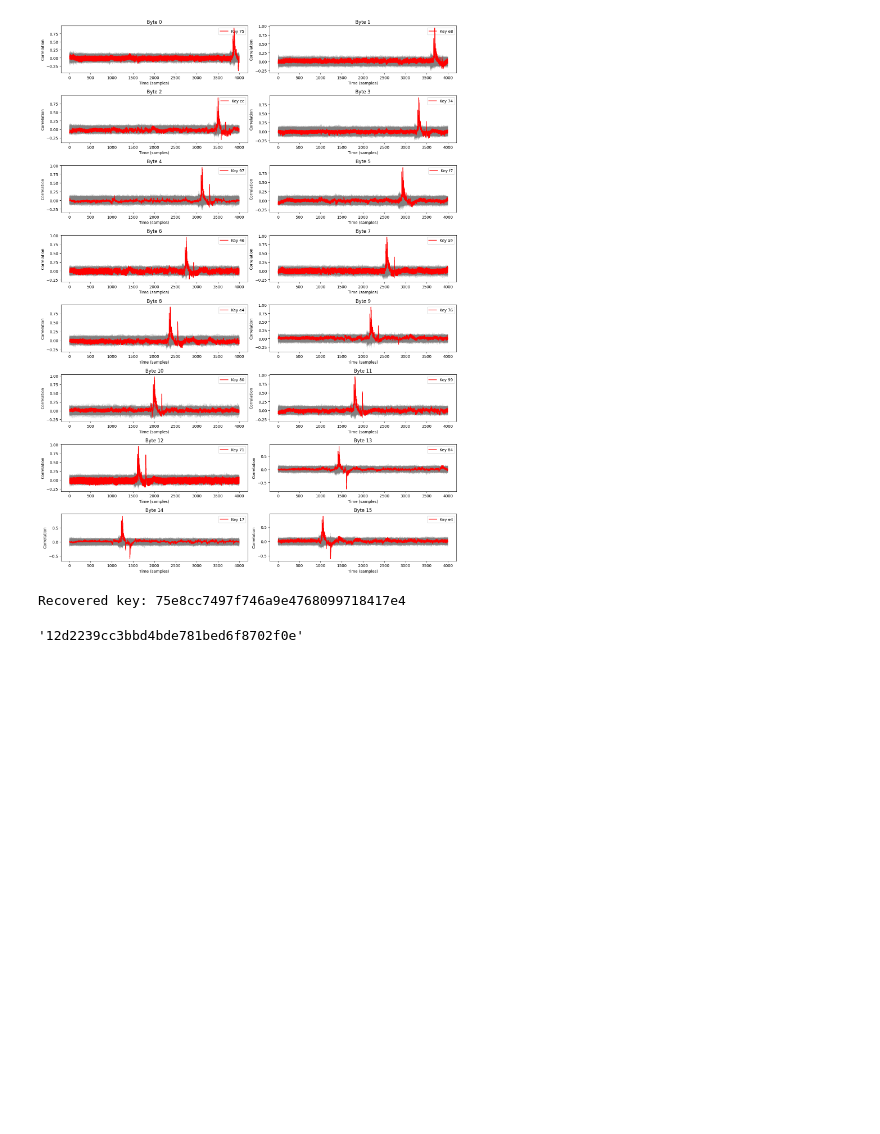
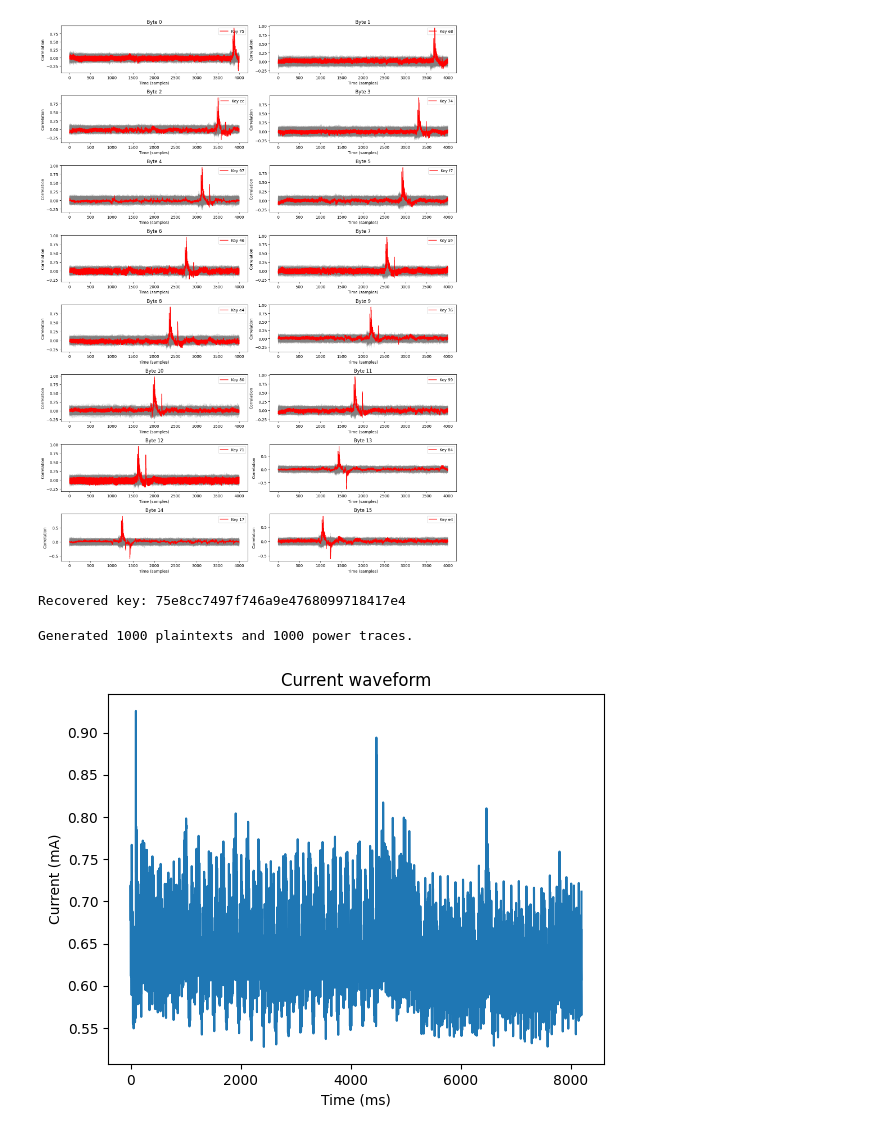
Before and after one commit to Affapple/aes-cpa-attack, a Jupyter notebook: python-scripts/attack.ipynb, the cells around one changed output. Saved outputs shown, nothing was run; the diff lists cells and outputs as text; code cells hidden in the pictures; blank space fills up the shorter version.

```diff
--- a/python-scripts/attack.ipynb
+++ b/python-scripts/attack.ipynb
@@ -28,6 +29,8 @@ Encryption board not found. Please check the connection.
 # %%
+import random
+
 def generateRandomPlaintext() -> int:
-    return np.random.randint(0, 2**128)
+    return random.getrandbits(128)
 
 def plotCurrentWaveform(measure: np.ndarray):
     plt.plot(measure)
@@ -50,7 +53,7 @@ def measureCurrent(measure: np.ndarray, rise: int, fall: int) -> float:
         Rise: begin of 1st stage sbox calculation
         Fall: end of 1st stage sbox calculation
     """
-    return measure[rise:fall].avg()
+    return measure[rise:fall].mean()
 
 def prepareOscilloscope(channel: CHANNELS = CHANNELS.SBOX_ACCESS_TRIGGER):
     """
@@ -78,10 +81,11 @@ def getOscilloscopeReadings(channel: CHANNELS=CHANNELS.POWER_CONSUMPTION) -> np.
         Oscilloscope.getSamples(channel.value)
     )
 
+from tqdm import tqdm
 def measurePowerTraces(num: int) -> tuple[list[int], np.ndarray]:
     T: list[int] = []
-    M: np.ndarray = np.zeros((num, 4000)) # 4000 samples per trace (this number was taken from the provided traces)
-    for i in range(num):
+    M: np.ndarray = np.zeros((num, 8192))
+    for i in tqdm(range(num)):
         plaintext = generateRandomPlaintext()
         T.append(plaintext)
 
@@ -212,8 +216,18 @@ Byte 14: Guess = 17, Correlation = 0.9196
 Byte 15: Guess = e4, Correlation = 0.8845
 [figure]
 Recovered key: 75e8cc7497f746a9e4768099718417e4
-# %%
-import aes_encrypt
-aes_encrypt.encrypt(0x0, int(key_hex, 16)).to_bytes(16, 'big').hex()
-# %% [output]
-'12d2239cc3bbd4bde781bed6f8702f0e'
+# %%
+NUM_TRACES = 1000 # Or any other number of traces
+plaintexts, M = measurePowerTraces(NUM_TRACES)
+print(f"Generated {len(plaintexts)} plaintexts and {M.shape[0]} power traces.")
+
+# Now you can run the CPA attack on the collected traces
+# key_bytes, key_scores = cpa_attack(plaintexts, M)
+# key_hex = "".join(f"{b:02x}" for b in key_bytes)
+# print(f"Recovered key: {key_hex}")
+# %% [output]
+Generated 1000 plaintexts and 1000 power traces.
+# %%
+plotCurrentWaveform(M[0])
+# %% [output]
+[figure, added]
```
Also changed, not shown: parts of 4 cells of this notebook, 2 other files.
